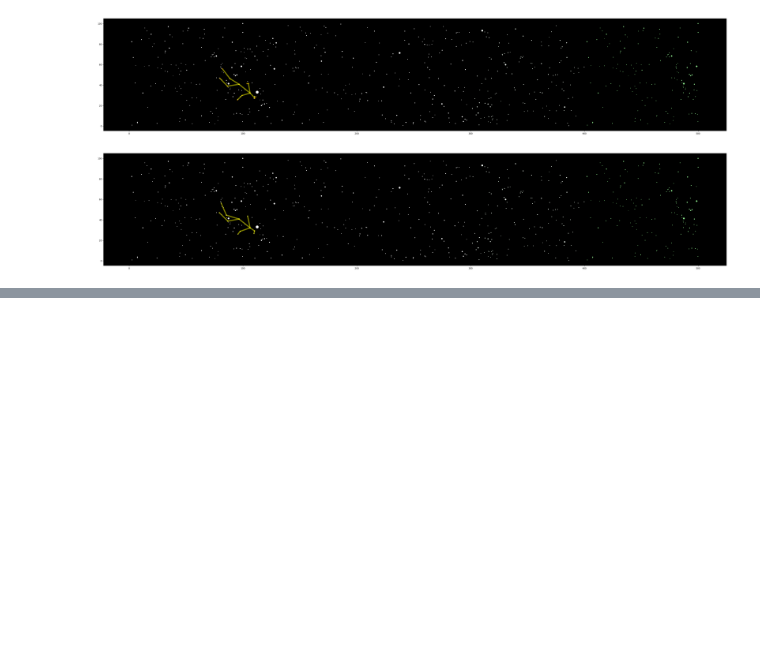
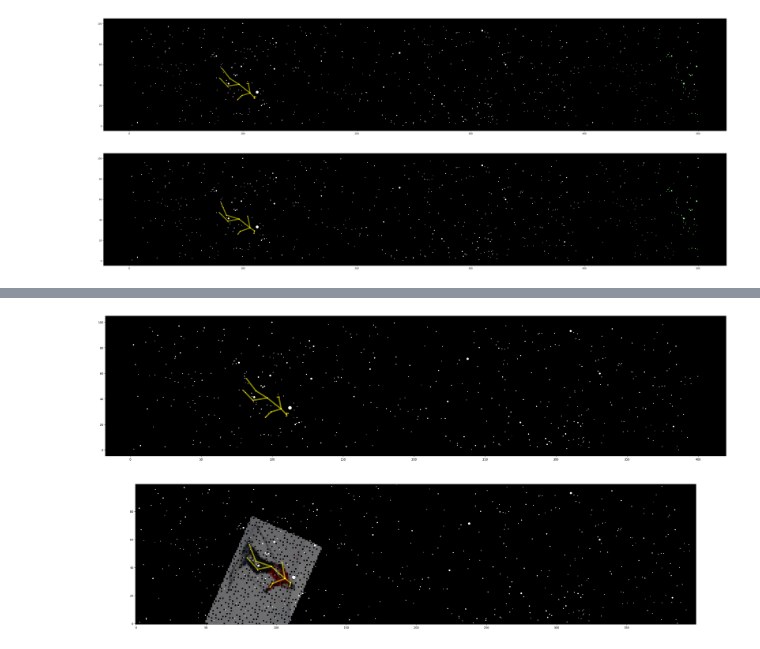
Before and after one commit to fusawa-yugo/Star-Plot, a Jupyter notebook: dot_matching/star_matching.ipynb, the cells around one changed output, grey strips where cells are left out. Cells and saved outputs as stored; diff of their text form; code cells hidden in the pictures; blank space fills up the shorter version.

```diff
--- a/dot_matching/star_matching.ipynb
+++ b/dot_matching/star_matching.ipynb
@@ -263,0 +363,25 @@ equator
+# %%
+a_points=direction.min_a_points
+a_x=direction.reshaped_position[:,0]
+a_y=direction.reshaped_position[:,1]
+lum=direction.star_data[:,2]
+size=200*np.exp(-1*(lum+2)*np.log(2))
+fig,axes=plt.subplots(nrows=2,ncols=1,figsize=(direction.dotsize_x/10,direction.dotsize_y*2/10))
+for ax in axes:
+    ax.set_facecolor('black')
+    ax.scatter(a_x,a_y,s=size,color='white')
+axes[0].scatter(direction.min_a_points[:,0],direction.min_a_points[:,1],color='red',s=5)
+for edge in point_edge_list:
+    p1=direction.min_a_points[edge[0]]
+    p2=direction.min_a_points[edge[1]]
+    axes[0].plot((p1[0],p2[0]),(p1[1],p2[1]),color='yellow',alpha=0.5,lw=5)
+for edge in point_edge_list:
+    p1=direction.reshaped_position[direction.min_stars[edge[0]]]
+    p2=direction.reshaped_position[direction.min_stars[edge[1]]]
+    axes[1].plot((p1[0],p2[0]),(p1[1],p2[1]),color='yellow',alpha=0.5,lw=5)
+
+axes[1].imshow(reshaped_image_array,alpha=0.5)
+axes[1].invert_yaxis()
+plt.show()
+# %% [output]
+[figure, added]
```
Also changed, not shown: parts of 11 cells of this notebook.
